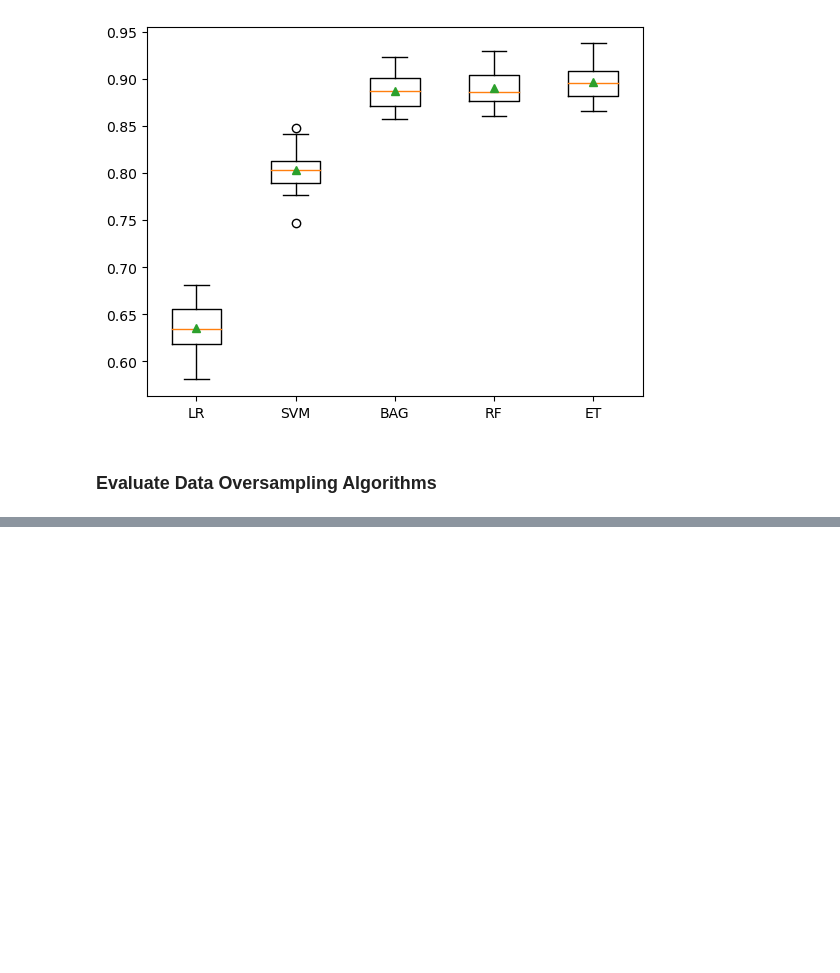
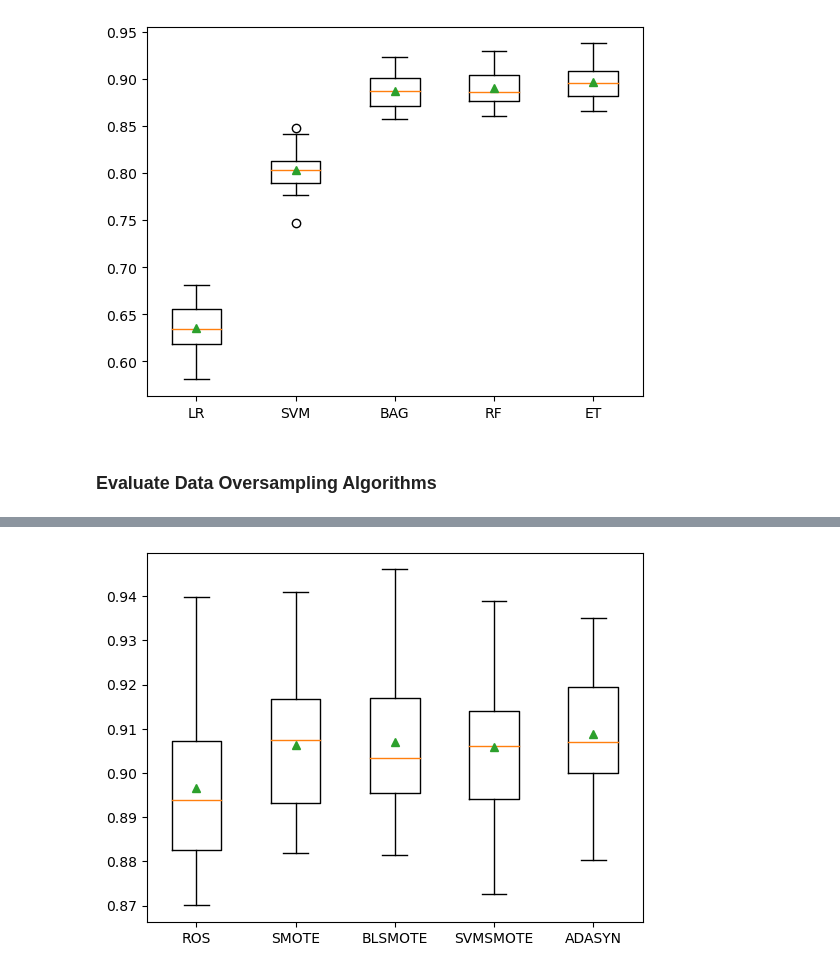
Before and after one commit to MaukanMir/Imbalanced-Classification-Project, a Jupyter notebook: phoneme-classification.ipynb, the cells around one changed output, grey strips where cells are left out. Cells and saved outputs as stored; diff of their text form; code cells hidden in the pictures; blank space fills up the shorter version.

Commit message:
Added new models

```diff
--- a/phoneme-classification.ipynb
+++ b/phoneme-classification.ipynb
@@ -186,0 +185,81 @@ pyplot.show()
+# %%
+# data oversampling algorithms on the phoneme imbalanced dataset
+from numpy import mean
+from numpy import std
+from pandas import read_csv
+from matplotlib import pyplot
+from sklearn.preprocessing import MinMaxScaler
+from sklearn.model_selection import cross_val_score
+from sklearn.model_selection import RepeatedStratifiedKFold
+from imblearn.metrics import geometric_mean_score
+from sklearn.metrics import make_scorer
+from sklearn.ensemble import ExtraTreesClassifier
+from imblearn.over_sampling import RandomOverSampler
+from imblearn.over_sampling import SMOTE
+from imblearn.over_sampling import BorderlineSMOTE
+from imblearn.over_sampling import SVMSMOTE
+from imblearn.over_sampling import ADASYN
+from imblearn.pipeline import Pipeline
+# load the dataset
+def load_dataset(full_path):
+  # load the dataset as a numpy array
+  data = read_csv(full_path, header=None)
+  # retrieve numpy array
+  data = data.values
+  # split into input and output elements
+  X, y = data[:, :-1], data[:, -1]
+  return X, y
+# evaluate a model
+def evaluate_model(X, y, model):
+  # define evaluation procedure
+  cv = RepeatedStratifiedKFold(n_splits=10, n_repeats=3, random_state=1)
+  # define the model evaluation metric
+  metric = make_scorer(geometric_mean_score)
+  # evaluate model
+  scores = cross_val_score(model, X, y, scoring=metric, cv=cv, n_jobs=-1)
+  return scores
+
+# define oversampling models to test
+def get_models():
+  models, names = list(), list()
+  # RandomOverSampler
+  models.append(RandomOverSampler())
+  names.append('ROS')
+  # SMOTE
+  models.append(SMOTE())
+  names.append('SMOTE')
+  # BorderlineSMOTE
+  models.append(BorderlineSMOTE())
+  names.append('BLSMOTE')
+  # SVMSMOTE
+  models.append(SVMSMOTE())
+  names.append('SVMSMOTE')
+  # ADASYN
+  models.append(ADASYN())
+
+  names.append('ADASYN')
+  return models, names
+
+
+# define the location of the dataset
+full_path = PATH
+# load the dataset
+X, y = load_dataset(full_path) # define models
+models, names = get_models()
+results = list()
+# evaluate each model
+for i in range(len(models)):
+  # define the model
+  model = ExtraTreesClassifier(n_estimators=1000)
+  # define the pipeline steps
+  steps = [('s', MinMaxScaler()), ('o', models[i]), ('m', model)] # define the pipeline
+  pipeline = Pipeline(steps=steps)
+  # evaluate the model and store results
+  scores = evaluate_model(X, y, pipeline)
+  results.append(scores)
+  # summarize and store
+  print('>%s %.3f (%.3f)' % (names[i], mean(scores), std(scores)))
+# plot the results
+pyplot.boxplot(results, labels=names, showmeans=True)
+pyplot.show()
+# %% [output]
@@ -186,0 +271 @@ pyplot.show()
+[figure, added]
```
Also changed, not shown: parts of 2 cells of this notebook.
